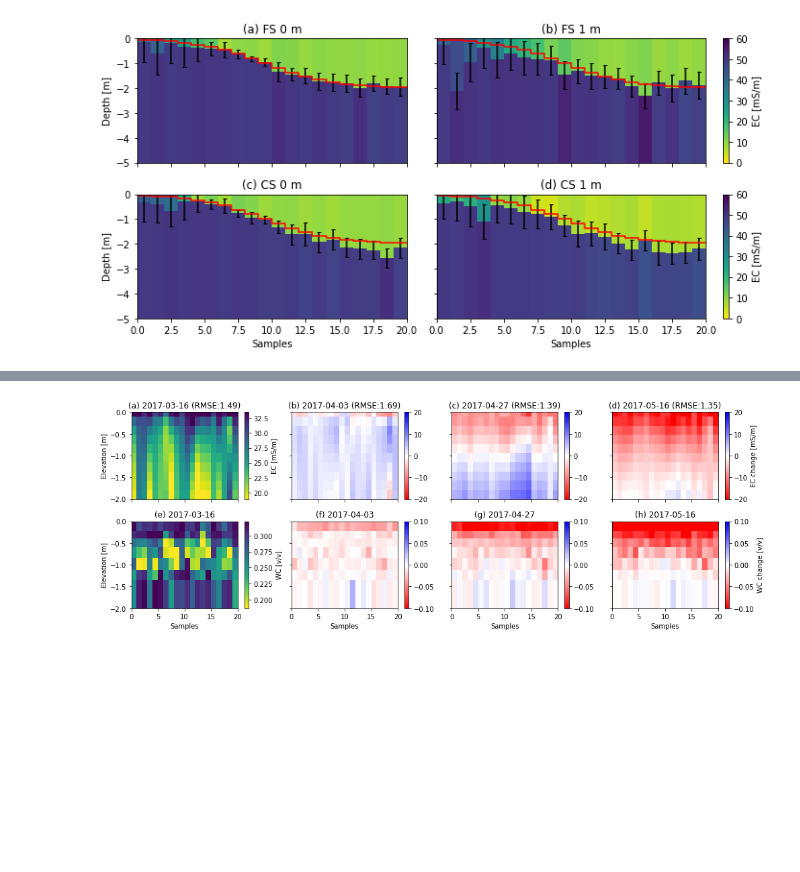
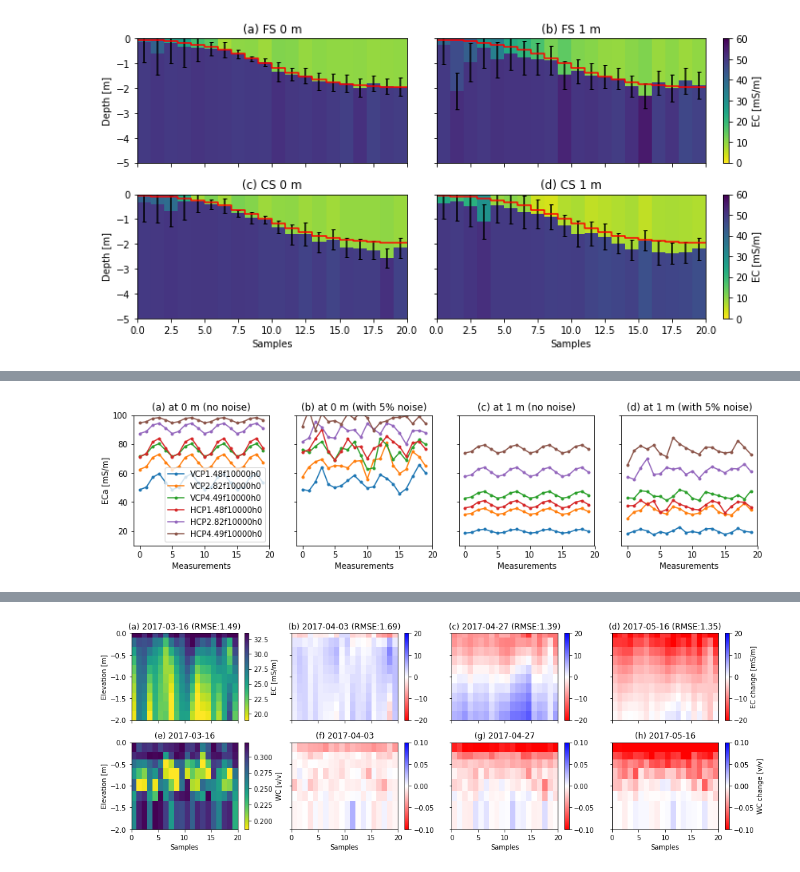
Before and after one commit to hkexgroup/emagpy, a Jupyter notebook: src/em-paper.ipynb, the cells around one changed output, grey strips where cells are left out. Cells and saved outputs as stored; diff of their text form; code cells hidden in the pictures; blank space fills up the shorter version.

```diff
--- a/src/em-paper.ipynb
+++ b/src/em-paper.ipynb
@@ -313,0 +214,14 @@ fig.savefig(outputdir + 'cs-maxwell-inv.jpg', dpi=500)
+# %%
+# graph of apparent values
+titles = ['at 0 m (no noise)', 'at 0 m (with 5% noise)',
+          'at 1 m (no noise)', 'at 1 m (with 5% noise)']
+fig, axs = plt.subplots(1, 4, sharex=True, sharey=True, figsize=(14,3))
+for i in range(4):
+    ax = axs[i]
+    ks[i].show(ax=ax, vmin=10, vmax=100)
+    ax.set_title('({:s}) {:s}'.format(letters[i], titles[i]))
+    if i > 0:
+        ax.get_legend().remove()
+        ax.set_ylabel('')
+# %% [output]
+[figure, added]
```
Also changed, not shown: parts of 55 cells of this notebook, 2 other files.
